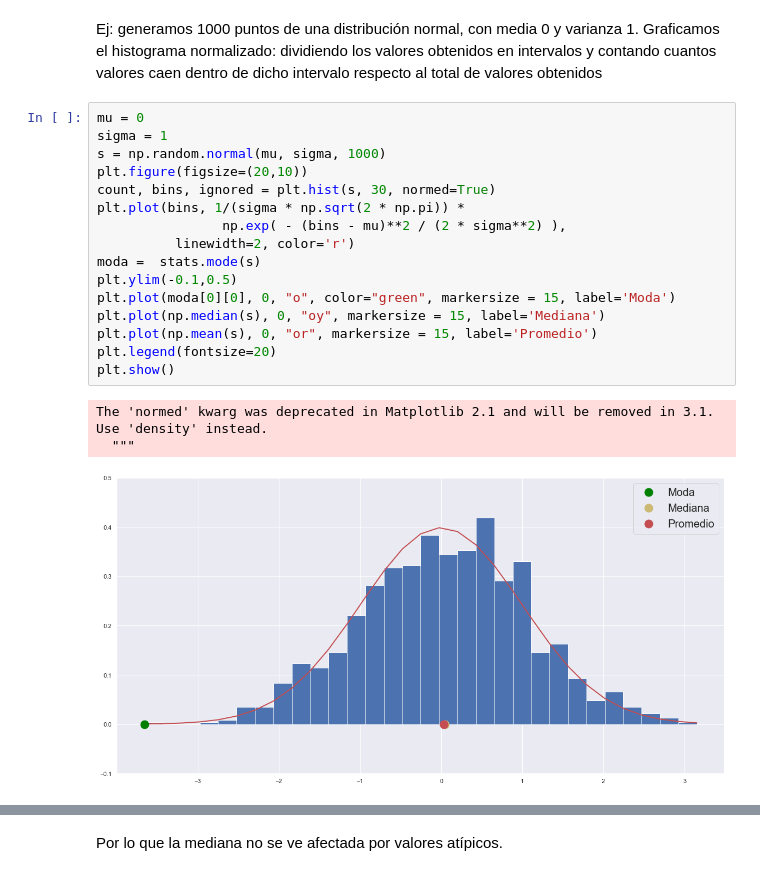
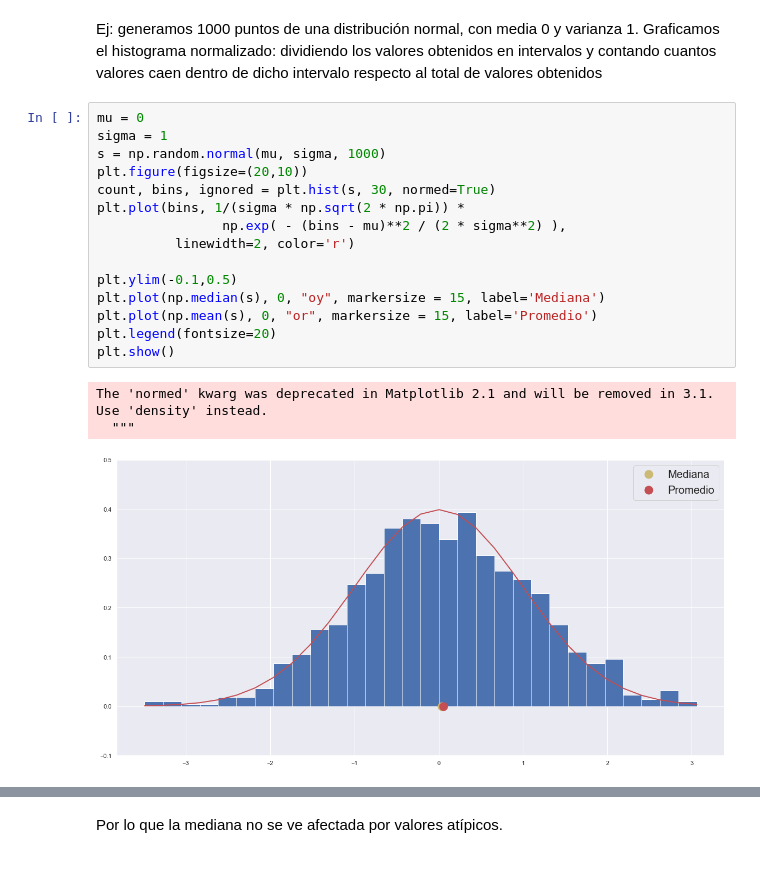
Before and after one commit to lambdaclass/data_etudes, a Jupyter notebook: clases/clase_2_estadistica.ipynb, the cells around one changed output, grey strips where cells are left out. Drawn from its saved outputs; the diff is of its cells as text.

```diff
--- a/clases/clase_2_estadistica.ipynb
+++ b/clases/clase_2_estadistica.ipynb
@@ -70,21 +70,20 @@ Ej: generamos 1000 puntos de una distribución normal, con media 0 y varianza 1.
 # %%
 mu = 0
 sigma = 1
 s = np.random.normal(mu, sigma, 1000)
 plt.figure(figsize=(20,10))
 count, bins, ignored = plt.hist(s, 30, normed=True)
 plt.plot(bins, 1/(sigma * np.sqrt(2 * np.pi)) *
                 np.exp( - (bins - mu)**2 / (2 * sigma**2) ),
           linewidth=2, color='r')
-moda =  stats.mode(s)
+
 plt.ylim(-0.1,0.5)
-plt.plot(moda[0][0], 0, "o", color="green", markersize = 15, label='Moda')
 plt.plot(np.median(s), 0, "oy", markersize = 15, label='Mediana')
 plt.plot(np.mean(s), 0, "or", markersize = 15, label='Promedio')
 plt.legend(fontsize=20)
 plt.show()
 # %% [output]
 The 'normed' kwarg was deprecated in Matplotlib 2.1 and will be removed in 3.1. Use 'density' instead.
   """
-[figure, old version]
+[figure, new version]
 # %% [markdown]
```
Also changed, not shown: parts of 2 cells of this notebook.
